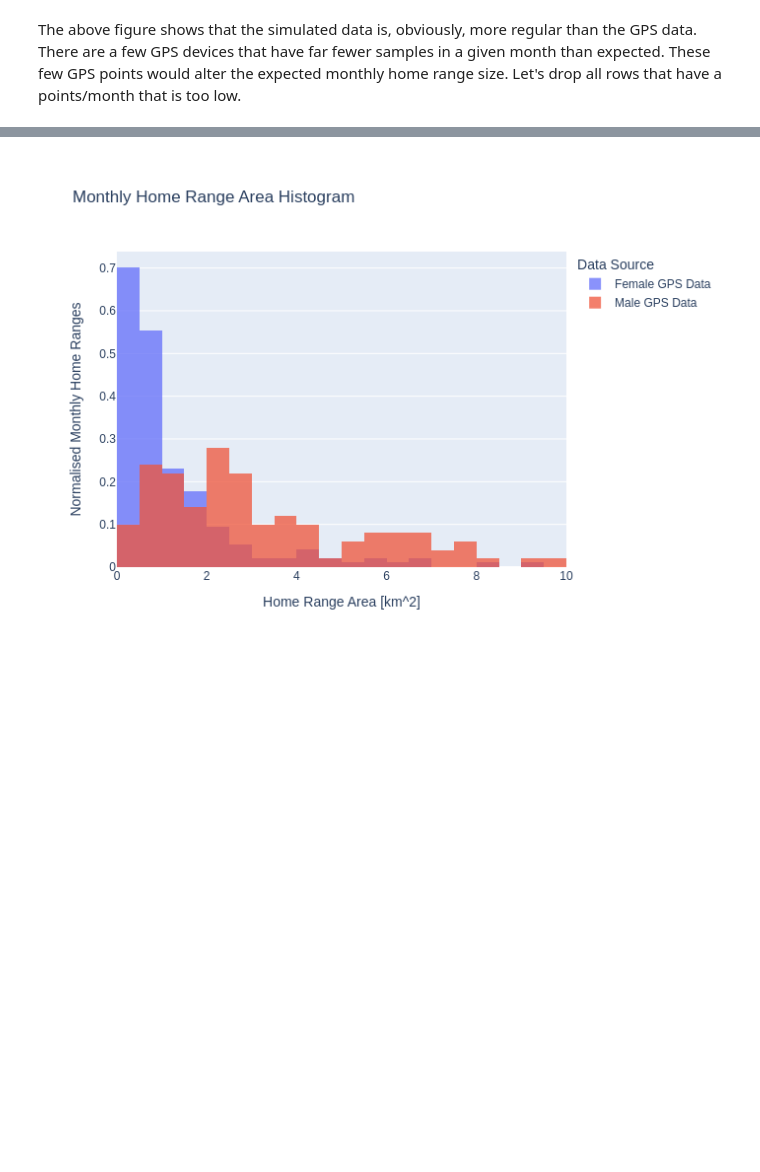
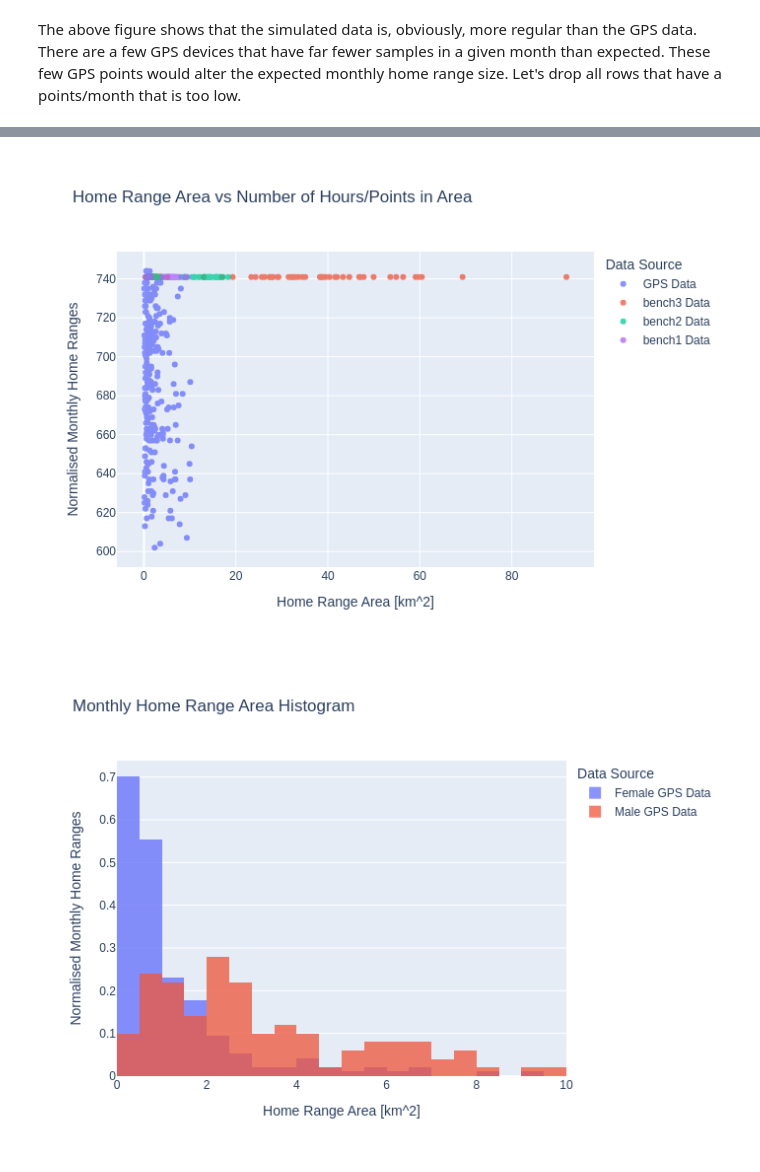
Before and after one commit to GMU-GeoSciences/Repast4pyModels, a Jupyter notebook: Notebooks/04-Post ABM Run.ipynb, the cells around one changed output, grey strips where cells are left out. Drawn from its saved outputs; the diff is of its cells as text; code cells hidden in the pictures; blank space fills up the shorter version.

```diff
--- a/Notebooks/04-Post ABM Run.ipynb
+++ b/Notebooks/04-Post ABM Run.ipynb
@@ -327,3 +340,45 @@ The above figure shows that the GPS data home ranges are much smaller than any o
+# %%
+fig = go.Figure()
+
+
+fig.add_trace(go.Scatter(x=gps_homeranges["area"],
+                         y=gps_homeranges["samples_in_group"],
+                         mode='markers',
+                          name = 'GPS Data'))
+
+for filepath in sim_homeranges['filename'].unique():
+    df = sim_homeranges[sim_homeranges['filename'] == filepath]
+
+    fig.add_trace(go.Scatter(x=df["area"],
+                         y=df["samples_in_group"],
+                             mode='markers',
+                           name = f'{filepath} Data'))
+fig.update_layout(
+    title=dict(
+        text="Home Range Area vs Number of Hours/Points in Area"
+    ),
+    yaxis=dict(
+        title=dict(
+            text="Normalised Monthly Home Ranges"
+        )
+    ),
+    xaxis=dict(
+        title=dict(
+            text="Home Range Area [km^2]"
+        )
+    ),
+    legend=dict(
+        title=dict(
+            text="Data Source"
+        )
+    ),
+)
+fig.update_layout(barmode='overlay')
+fig.update_traces(opacity=0.75)
+
+fig.show()
+# %% [output]
+[figure, added]
 # %%
 fig = go.Figure()
 
```
Also changed, not shown: parts of 17 cells of this notebook, 13 other files.
